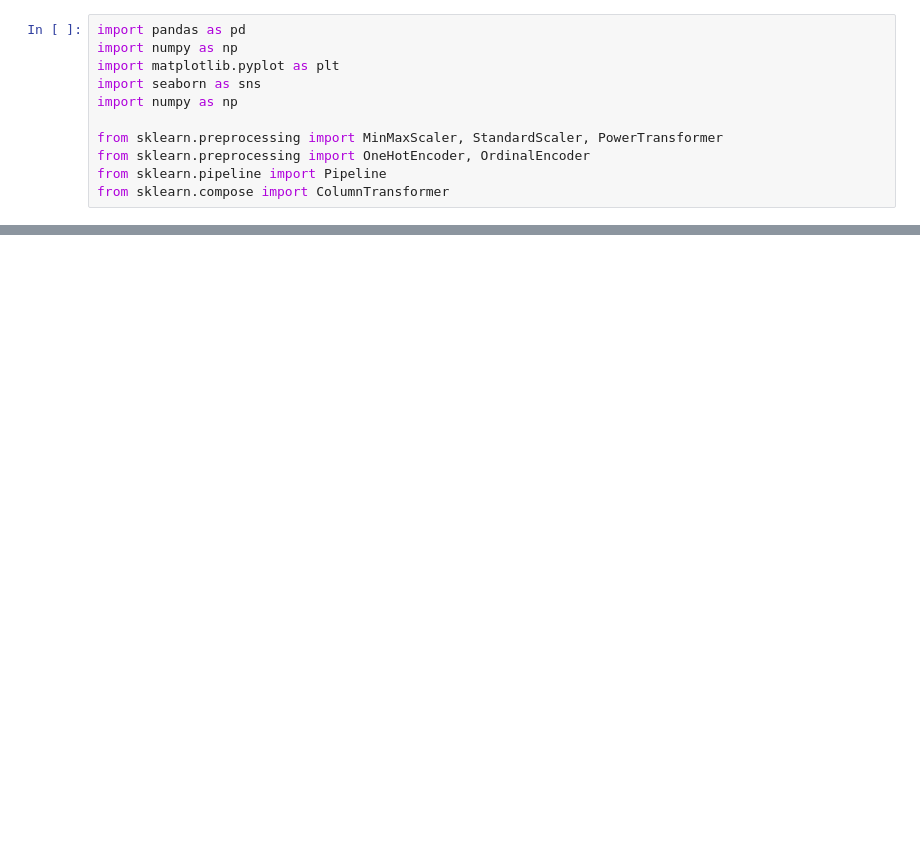
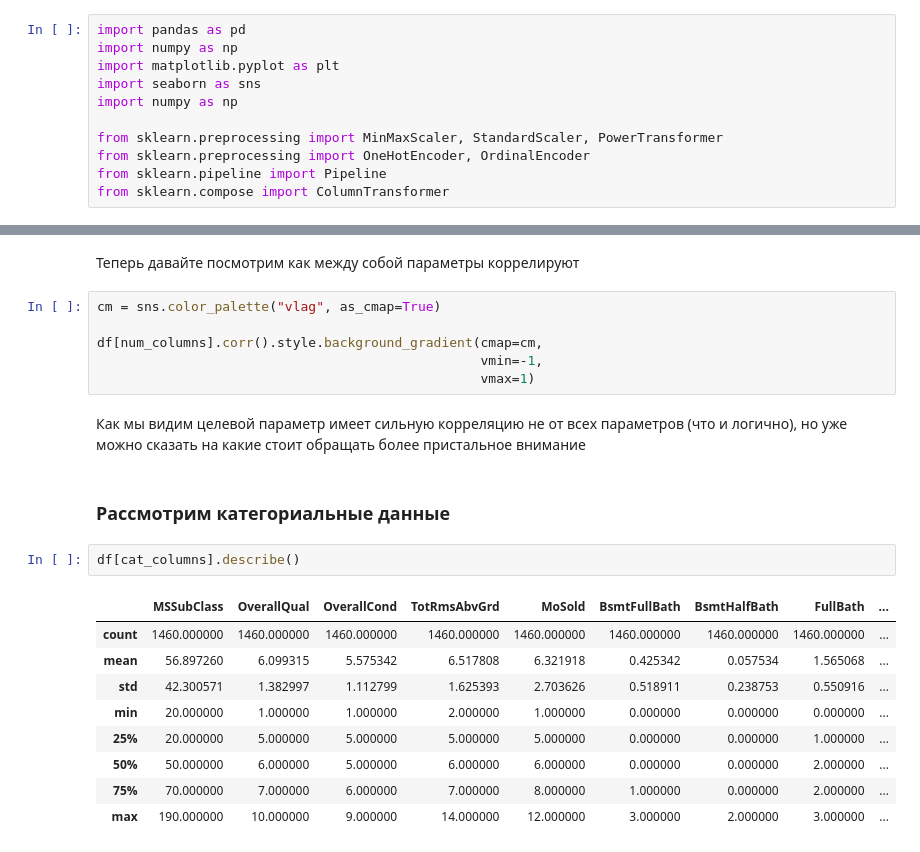
Before and after one commit to lomonoga/ML_Learning_Labs, a Jupyter notebook: lab_0/sample.ipynb, the cells around one changed output, grey strips where cells are left out. Drawn from its saved outputs; the diff is of its cells as text; blank space fills up the shorter version.

```diff
--- a/lab_0/sample.ipynb
+++ b/lab_0/sample.ipynb
@@ -21,0 +145,24 @@ from sklearn.compose import ColumnTransformer
+# %% [markdown]
+Теперь давайте посмотрим как между собой параметры коррелируют
+# %%
+cm = sns.color_palette("vlag", as_cmap=True)
+
+df[num_columns].corr().style.background_gradient(cmap=cm,
+                                                 vmin=-1,
+                                                 vmax=1)
+# %% [markdown]
+Как мы видим целевой параметр имеет сильную корреляцию не от всех параметров (что и логично), но уже можно сказать на какие стоит обращать более пристальное внимание
+# %% [markdown]
+### Рассмотрим категориальные данные
+# %%
+df[cat_columns].describe()
+# %% [output]
+|  | MSSubClass | OverallQual | OverallCond | TotRmsAbvGrd | MoSold | BsmtFullBath | BsmtHalfBath | FullBath | ... |
+| count | 1460.000000 | 1460.000000 | 1460.000000 | 1460.000000 | 1460.000000 | 1460.000000 | 1460.000000 | 1460.000000 | ... |
+| mean | 56.897260 | 6.099315 | 5.575342 | 6.517808 | 6.321918 | 0.425342 | 0.057534 | 1.565068 | ... |
+| std | 42.300571 | 1.382997 | 1.112799 | 1.625393 | 2.703626 | 0.518911 | 0.238753 | 0.550916 | ... |
+| min | 20.000000 | 1.000000 | 1.000000 | 2.000000 | 1.000000 | 0.000000 | 0.000000 | 0.000000 | ... |
+| 25% | 20.000000 | 5.000000 | 5.000000 | 5.000000 | 5.000000 | 0.000000 | 0.000000 | 1.000000 | ... |
+| 50% | 50.000000 | 6.000000 | 5.000000 | 6.000000 | 6.000000 | 0.000000 | 0.000000 | 2.000000 | ... |
+| 75% | 70.000000 | 7.000000 | 6.000000 | 7.000000 | 8.000000 | 1.000000 | 0.000000 | 2.000000 | ... |
+| max | 190.000000 | 10.000000 | 9.000000 | 14.000000 | 12.000000 | 3.000000 | 2.000000 | 3.000000 | ... |
```
Also changed, not shown: parts of 28 cells of this notebook.
